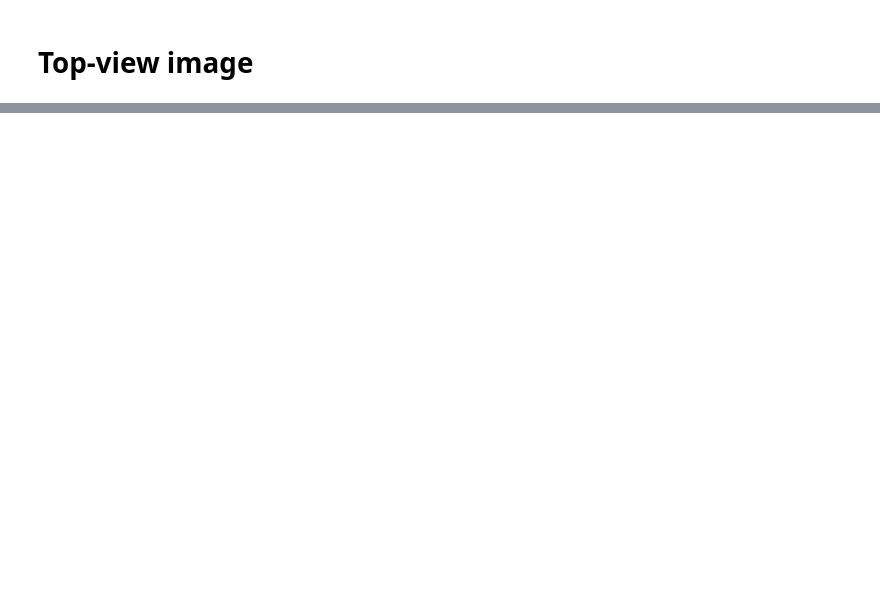
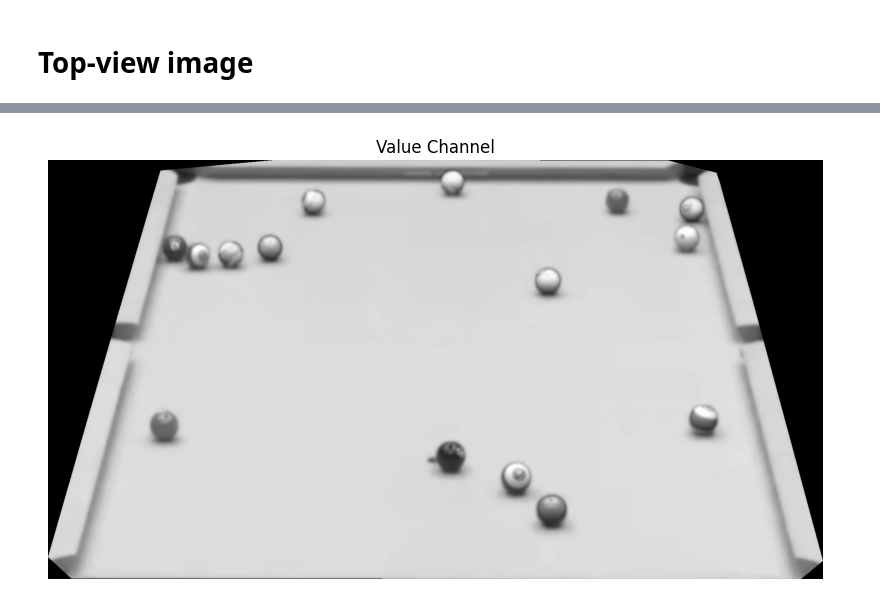
Before and after one commit to mansur-mustafin/Classical-CV-PoolBallDetection, a Jupyter notebook: notebooks/03-balls-detection.ipynb, the cells around one changed output, grey strips where cells are left out. Drawn from its saved outputs; the diff is of its cells as text; code cells hidden in the pictures; blank space fills up the shorter version.

```diff
--- a/notebooks/03-balls-detection.ipynb
+++ b/notebooks/03-balls-detection.ipynb
@@ -108,0 +100,10 @@ plt.show()
+# %%
+hsv_crop = cv2.cvtColor(final_crop, cv2.COLOR_RGB2HSV)
+hsv_crop_c3 =hsv_crop[:, :, 2]
+plt.figure(figsize=(10, 6))
+plt.imshow(hsv_crop_c3, cmap='gray')
+plt.title('Value Channel')
+plt.axis('off')
+plt.show()
+# %% [output]
+[figure, added]
```
Also changed, not shown: parts of 8 cells of this notebook.
